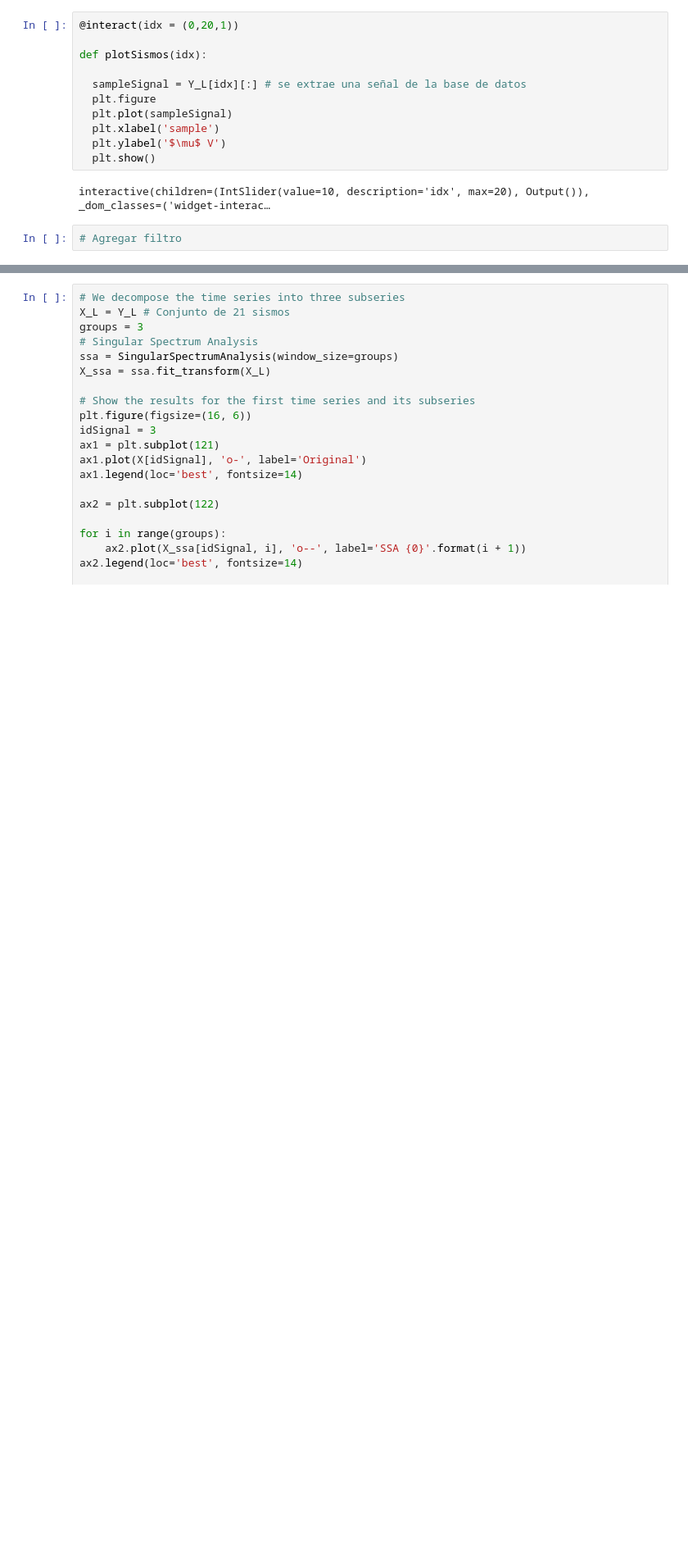
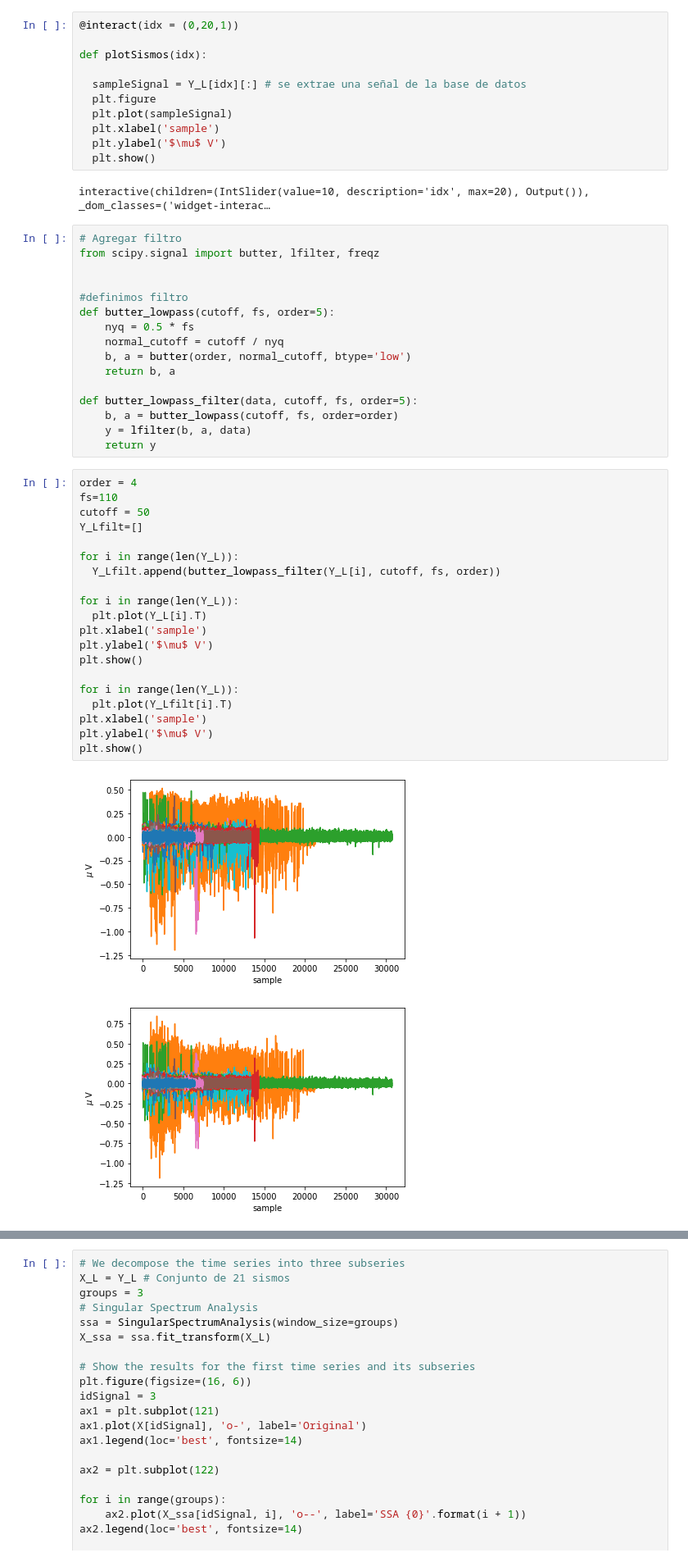
Before and after one commit to cabb1808/miniproyecto1, a Jupyter notebook: miniproyecto1.ipynb, the cells around one changed output, grey strips where cells are left out. Shown at 82% size. Saved outputs shown, nothing was run; the diff lists cells and outputs as text; blank space fills up the shorter version.

```diff
--- a/miniproyecto1.ipynb
+++ b/miniproyecto1.ipynb
@@ -94,5 +96,42 @@ def plotSismos(idx):
   plt.show()
 # %% [output]
 interactive(children=(IntSlider(value=10, description='idx', max=20), Output()), _dom_classes=('widget-interac…
-# %%
-# Agregar filtro
+# %%
+# Agregar filtro
+from scipy.signal import butter, lfilter, freqz
+
+
+#definimos filtro
+def butter_lowpass(cutoff, fs, order=5):
+    nyq = 0.5 * fs
+    normal_cutoff = cutoff / nyq
+    b, a = butter(order, normal_cutoff, btype='low')
+    return b, a
+
+def butter_lowpass_filter(data, cutoff, fs, order=5):
+    b, a = butter_lowpass(cutoff, fs, order=order)
+    y = lfilter(b, a, data)
+    return y
+# %%
+order = 4
+fs=110
+cutoff = 50
+Y_Lfilt=[]
+
+for i in range(len(Y_L)):
+  Y_Lfilt.append(butter_lowpass_filter(Y_L[i], cutoff, fs, order))
+
+for i in range(len(Y_L)):
+  plt.plot(Y_L[i].T)
+plt.xlabel('sample')
+plt.ylabel('$\mu$ V')
+plt.show()
+
+for i in range(len(Y_L)):
+  plt.plot(Y_Lfilt[i].T)
+plt.xlabel('sample')
+plt.ylabel('$\mu$ V')
+plt.show()
+# %% [output]
+[figure, added]
+[figure, added]
```
Also changed, not shown: parts of 6 cells of this notebook.
